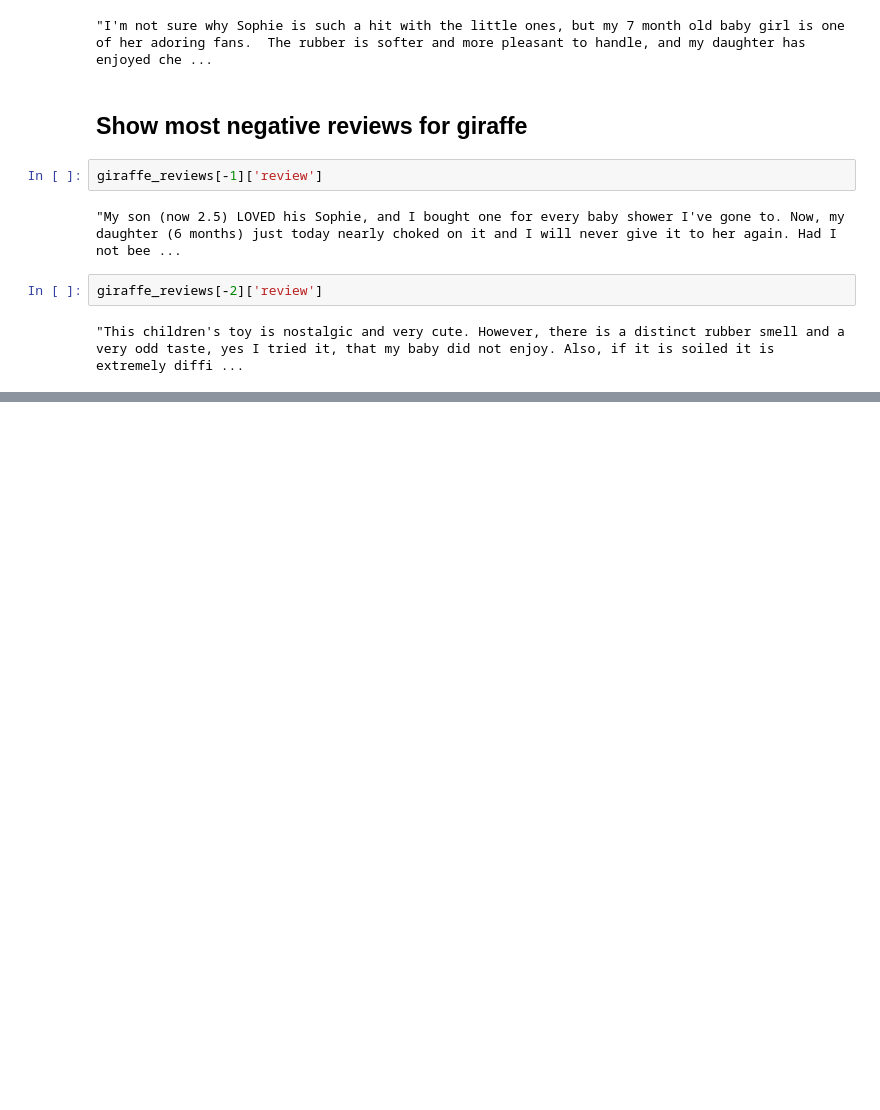
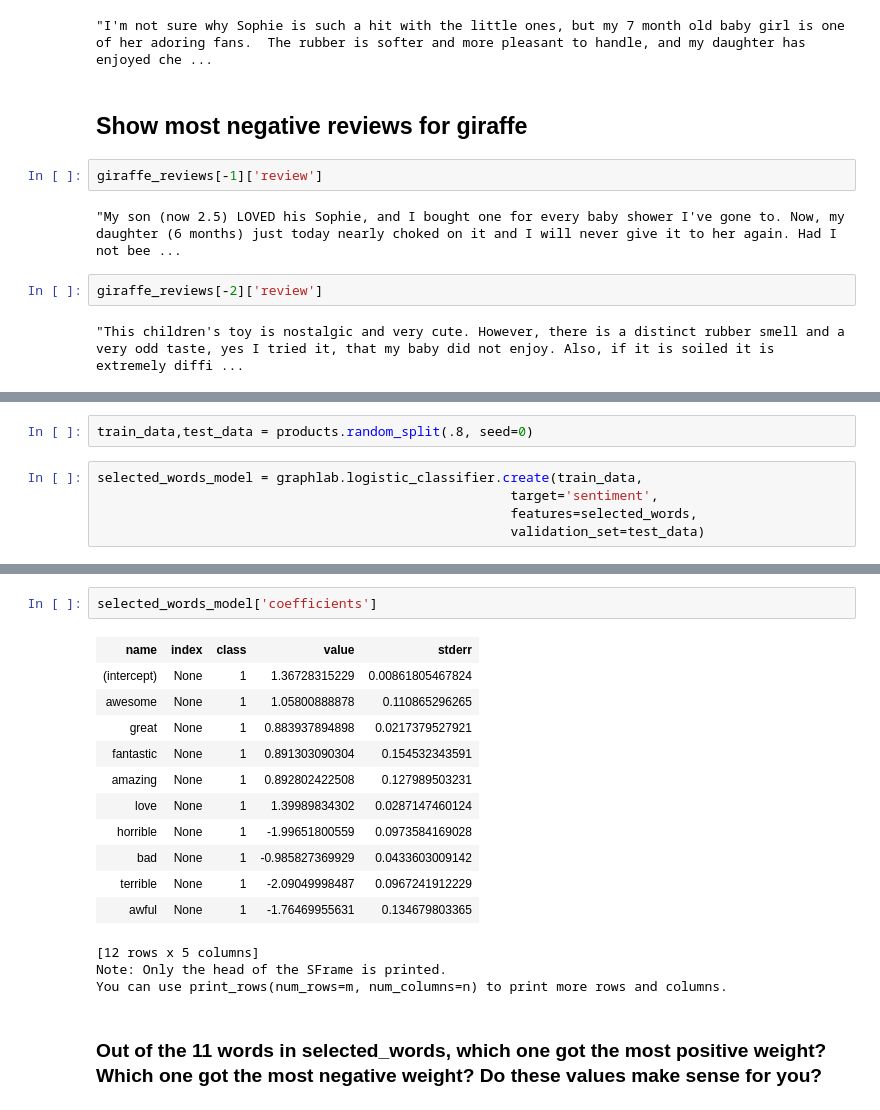
Before and after one commit to Rajjaa/coursera-Machine-Learning-specialization, a Jupyter notebook: Machine-Learning-Foundations-A-Case-Study-Approach/week3/Analyzing Product Sentiment.ipynb, the cells around one changed output, grey strips where cells are left out. Cells and saved outputs as stored; diff of their text form; blank space fills up the shorter version.

```diff
--- a/Machine-Learning-Foundations-A-Case-Study-Approach/week3/Analyzing Product Sentiment.ipynb
+++ b/Machine-Learning-Foundations-A-Case-Study-Approach/week3/Analyzing Product Sentiment.ipynb
@@ -207,0 +286,7 @@ giraffe_reviews[-2]['review']
+# %%
+train_data,test_data = products.random_split(.8, seed=0)
+# %%
+selected_words_model = graphlab.logistic_classifier.create(train_data,
+                                                     target='sentiment',
+                                                     features=selected_words,
+                                                     validation_set=test_data)
@@ -207,0 +307,19 @@ giraffe_reviews[-2]['review']
+# %%
+selected_words_model['coefficients']
+# %% [output]
+| name | index | class | value | stderr |
+| (intercept) | None | 1 | 1.36728315229 | 0.00861805467824 |
+| awesome | None | 1 | 1.05800888878 | 0.110865296265 |
+| great | None | 1 | 0.883937894898 | 0.0217379527921 |
+| fantastic | None | 1 | 0.891303090304 | 0.154532343591 |
+| amazing | None | 1 | 0.892802422508 | 0.127989503231 |
+| love | None | 1 | 1.39989834302 | 0.0287147460124 |
+| horrible | None | 1 | -1.99651800559 | 0.0973584169028 |
+| bad | None | 1 | -0.985827369929 | 0.0433603009142 |
+| terrible | None | 1 | -2.09049998487 | 0.0967241912229 |
+| awful | None | 1 | -1.76469955631 | 0.134679803365 |
+[12 rows x 5 columns]
+Note: Only the head of the SFrame is printed.
+You can use print_rows(num_rows=m, num_columns=n) to print more rows and columns.
+# %% [markdown]
+### Out of the 11 words in selected_words, which one got the most positive weight? Which one got the most negative weight? Do these values make sense for you?
```
Also changed, not shown: parts of 21 cells of this notebook.
